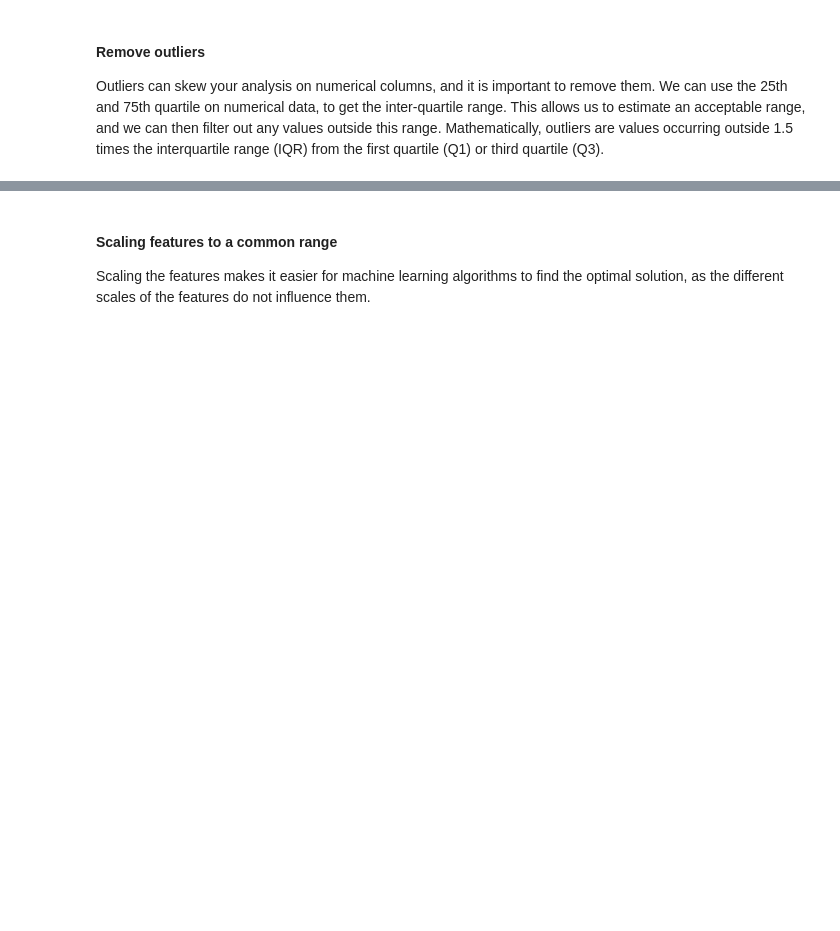
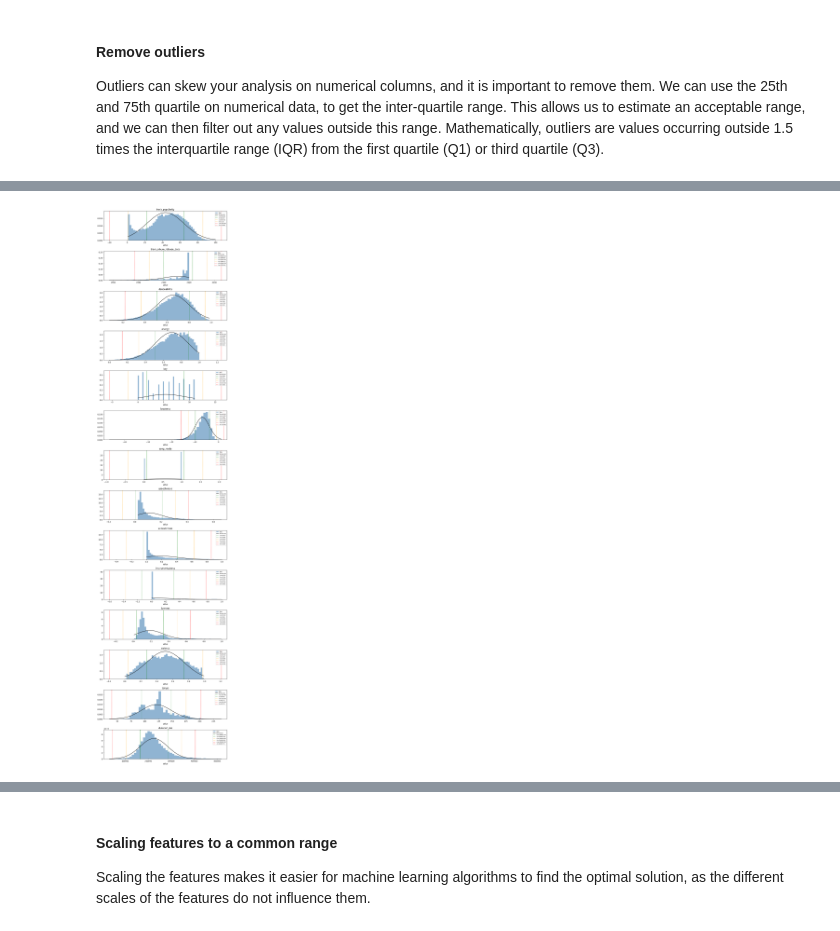
Before and after one commit to TempeHS/2026SE_MLOPSTask_Xavier.P, a Jupyter notebook: 2.Model_Development/2.1.Data_Wrangling/2.1.2.data_wrangling.ipynb, the cells around one changed output, grey strips where cells are left out. Saved outputs shown, nothing was run; the diff lists cells and outputs as text; code cells hidden in the pictures; blank space fills up the shorter version.

```diff
--- a/2.Model_Development/2.1.Data_Wrangling/2.1.2.data_wrangling.ipynb
+++ b/2.Model_Development/2.1.Data_Wrangling/2.1.2.data_wrangling.ipynb
@@ -229,0 +313,52 @@ Outliers can skew your analysis on numerical columns, and it is important to rem
+# %%
+# Histogram with normal distribution curve and 3-sigma bounds for all numerical columns
+import numpy as np
+from scipy.stats import norm
+
+numerical_cols = data_frame.select_dtypes(include="number").columns
+
+fig, axes = plt.subplots(
+    nrows=len(numerical_cols), ncols=1, figsize=(10, len(numerical_cols) * 3)
+)
+
+for i, col in enumerate(numerical_cols):
+    data = data_frame[col].dropna()
+    mean = data.mean()
+    std = data.std()
+
+    # Histogram
+    axes[i].hist(
+        data, bins=50, density=True, alpha=0.6, color="steelblue", label="Data"
+    )
+
+    # Normal distribution curve
+    x = np.linspace(data.min(), data.max(), 200)
+    axes[i].plot(
+        x, norm.pdf(x, mean, std), color="black", linewidth=1.5, label="Normal dist"
+    )
+
+    # 3-sigma bounds
+    for n, color in zip([1, 2, 3], ["green", "orange", "red"]):
+        axes[i].axvline(
+            mean + n * std,
+            color=color,
+            linestyle="--",
+            linewidth=1,
+            label=f"+{n}σ ({mean + n*std:.2f})",
+        )
+        axes[i].axvline(
+            mean - n * std,
+            color=color,
+            linestyle="--",
+            linewidth=1,
+            label=f"-{n}σ ({mean - n*std:.2f})",
+        )
+
+    axes[i].set_title(col)
+    axes[i].set_xlabel("Value")
+    axes[i].legend(fontsize=6, loc="upper right")
+
+plt.tight_layout()
+plt.show()
+# %% [output]
+[figure, added]
```
Also changed, not shown: parts of 11 cells of this notebook, 1 other file.
